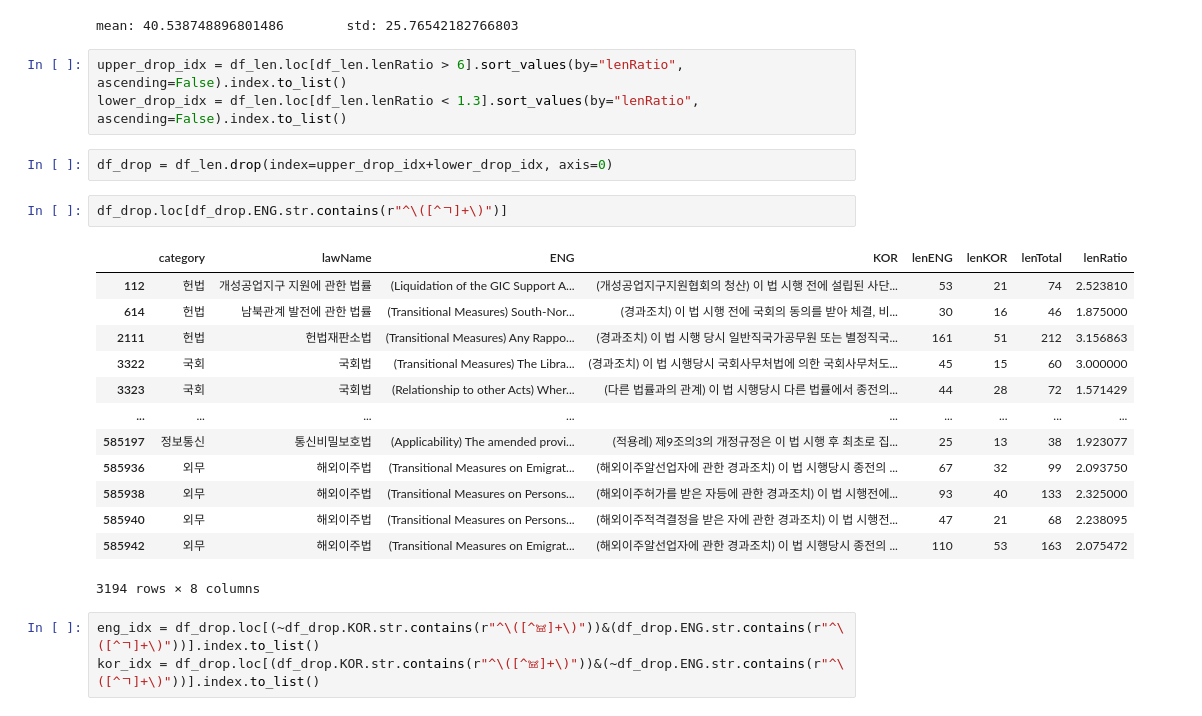
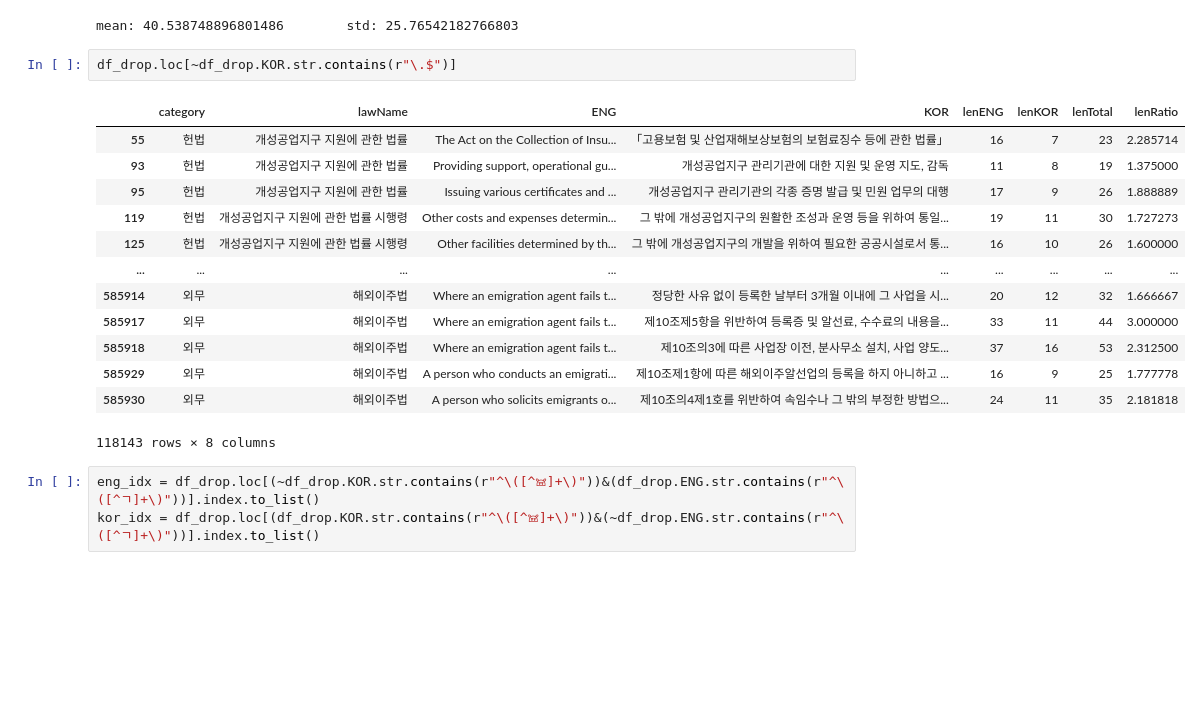
Before and after one commit to tjtmddnjswkd/capstone, a Jupyter notebook: 2_preprocessing/p3_preprocessing_memo.ipynb, the cells around one changed output. Drawn from its saved outputs; the diff is of its cells as text; blank space fills up the shorter version.

```diff
--- a/2_preprocessing/p3_preprocessing_memo.ipynb
+++ b/2_preprocessing/p3_preprocessing_memo.ipynb
@@ -3037,27 +3037,22 @@ df_len.loc[df_len.KOR.str.contains(r"에$")].sort_values(by="lenENG", ascending=
 print(f"mean: {np.mean(df_len.lenENG.values)}\tstd: {np.std(df_len.lenENG.values)}")
 # %% [output]
 mean: 40.538748896801486        std: 25.76542182766803
-# %%
-upper_drop_idx = df_len.loc[df_len.lenRatio > 6].sort_values(by="lenRatio", ascending=False).index.to_list()
-lower_drop_idx = df_len.loc[df_len.lenRatio < 1.3].sort_values(by="lenRatio", ascending=False).index.to_list()
-# %%
-df_drop = df_len.drop(index=upper_drop_idx+lower_drop_idx, axis=0)
 # %%
-df_drop.loc[df_drop.ENG.str.contains(r"^\([^ㄱ]+\)")]
+df_drop.loc[~df_drop.KOR.str.contains(r"\.$")]
 # %% [output]
 |  | category | lawName | ENG | KOR | lenENG | lenKOR | lenTotal | lenRatio |
-| 112 | 헌법 | 개성공업지구 지원에 관한 법률 | (Liquidation of the GIC Support A... | (개성공업지구지원협회의 청산) 이 법 시행 전에 설립된 사단... | 53 | 21 | 74 | 2.523810 |
-| 614 | 헌법 | 남북관계 발전에 관한 법률 | (Transitional Measures) South-Nor... | (경과조치) 이 법 시행 전에 국회의 동의를 받아 체결, 비... | 30 | 16 | 46 | 1.875000 |
-| 2111 | 헌법 | 헌법재판소법 | (Transitional Measures) Any Rappo... | (경과조치) 이 법 시행 당시 일반직국가공무원 또는 별정직국... | 161 | 51 | 212 | 3.156863 |
-| 3322 | 국회 | 국회법 | (Transitional Measures) The Libra... | (경과조치) 이 법 시행당시 국회사무처법에 의한 국회사무처도... | 45 | 15 | 60 | 3.000000 |
-| 3323 | 국회 | 국회법 | (Relationship to other Acts) Wher... | (다른 법률과의 관계) 이 법 시행당시 다른 법률에서 종전의... | 44 | 28 | 72 | 1.571429 |
+| 55 | 헌법 | 개성공업지구 지원에 관한 법률 | The Act on the Collection of Insu... | 「고용보험 및 산업재해보상보험의 보험료징수 등에 관한 법률」 | 16 | 7 | 23 | 2.285714 |
+| 93 | 헌법 | 개성공업지구 지원에 관한 법률 | Providing support, operational gu... | 개성공업지구 관리기관에 대한 지원 및 운영 지도, 감독 | 11 | 8 | 19 | 1.375000 |
+| 95 | 헌법 | 개성공업지구 지원에 관한 법률 | Issuing various certificates and ... | 개성공업지구 관리기관의 각종 증명 발급 및 민원 업무의 대행 | 17 | 9 | 26 | 1.888889 |
+| 119 | 헌법 | 개성공업지구 지원에 관한 법률 시행령 | Other costs and expenses determin... | 그 밖에 개성공업지구의 원활한 조성과 운영 등을 위하여 통일... | 19 | 11 | 30 | 1.727273 |
+| 125 | 헌법 | 개성공업지구 지원에 관한 법률 시행령 | Other facilities determined by th... | 그 밖에 개성공업지구의 개발을 위하여 필요한 공공시설로서 통... | 16 | 10 | 26 | 1.600000 |
 | ... | ... | ... | ... | ... | ... | ... | ... | ... |
-| 585197 | 정보통신 | 통신비밀보호법 | (Applicability) The amended provi... | (적용례) 제9조의3의 개정규정은 이 법 시행 후 최초로 집... | 25 | 13 | 38 | 1.923077 |
-| 585936 | 외무 | 해외이주법 | (Transitional Measures on Emigrat... | (해외이주알선업자에 관한 경과조치) 이 법 시행당시 종전의 ... | 67 | 32 | 99 | 2.093750 |
-| 585938 | 외무 | 해외이주법 | (Transitional Measures on Persons... | (해외이주허가를 받은 자등에 관한 경과조치) 이 법 시행전에... | 93 | 40 | 133 | 2.325000 |
-| 585940 | 외무 | 해외이주법 | (Transitional Measures on Persons... | (해외이주적격결정을 받은 자에 관한 경과조치) 이 법 시행전... | 47 | 21 | 68 | 2.238095 |
-| 585942 | 외무 | 해외이주법 | (Transitional Measures on Emigrat... | (해외이주알선업자에 관한 경과조치) 이 법 시행당시 종전의 ... | 110 | 53 | 163 | 2.075472 |
+| 585914 | 외무 | 해외이주법 | Where an emigration agent fails t... | 정당한 사유 없이 등록한 날부터 3개월 이내에 그 사업을 시... | 20 | 12 | 32 | 1.666667 |
+| 585917 | 외무 | 해외이주법 | Where an emigration agent fails t... | 제10조제5항을 위반하여 등록증 및 알선료, 수수료의 내용을... | 33 | 11 | 44 | 3.000000 |
+| 585918 | 외무 | 해외이주법 | Where an emigration agent fails t... | 제10조의3에 따른 사업장 이전, 분사무소 설치, 사업 양도... | 37 | 16 | 53 | 2.312500 |
+| 585929 | 외무 | 해외이주법 | A person who conducts an emigrati... | 제10조제1항에 따른 해외이주알선업의 등록을 하지 아니하고 ... | 16 | 9 | 25 | 1.777778 |
+| 585930 | 외무 | 해외이주법 | A person who solicits emigrants o... | 제10조의4제1호를 위반하여 속임수나 그 밖의 부정한 방법으... | 24 | 11 | 35 | 2.181818 |
-3194 rows × 8 columns
+118143 rows × 8 columns
 # %%
 eng_idx = df_drop.loc[(~df_drop.KOR.str.contains(r"^\([^𖠌]+\)"))&(df_drop.ENG.str.contains(r"^\([^ㄱ]+\)"))].index.to_list()
 kor_idx = df_drop.loc[(df_drop.KOR.str.contains(r"^\([^𖠌]+\)"))&(~df_drop.ENG.str.contains(r"^\([^ㄱ]+\)"))].index.to_list()
```
Also changed, not shown: parts of 8 cells of this notebook.
